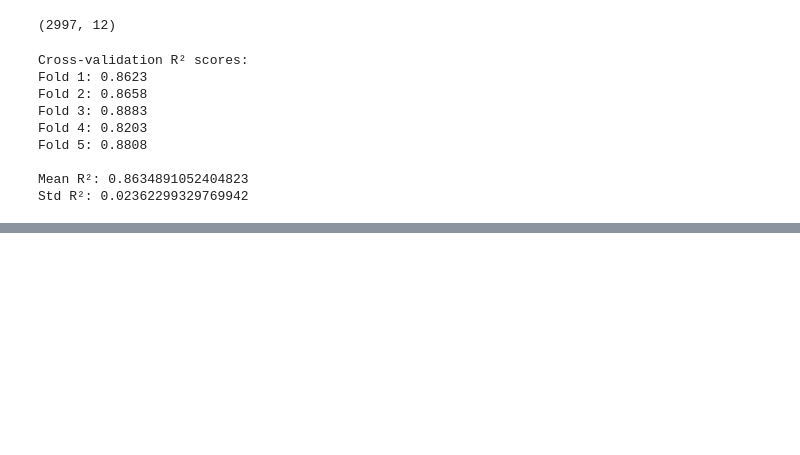
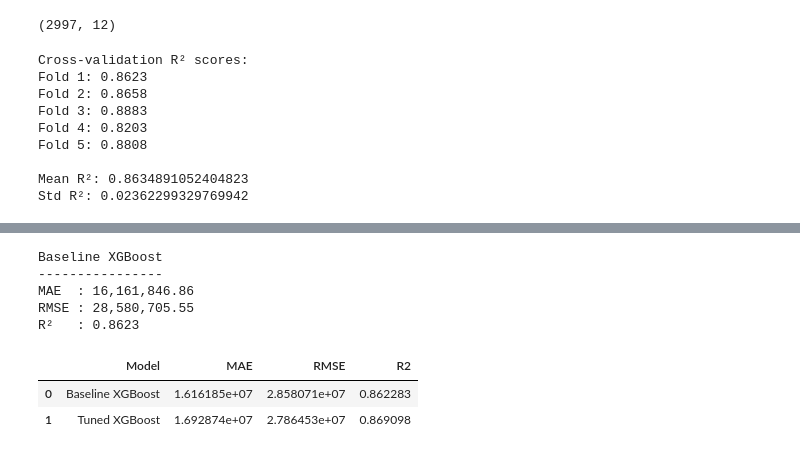
Before and after one commit to DhaneeraDulvanya/Sri-Lankan-Land-Price-Prediction-and-Real-Estate-Market-Analysis-System, a Jupyter notebook: notebooks/05_model_tuning.ipynb, the cells around one changed output, grey strips where cells are left out. Cells and saved outputs as stored; diff of their text form; code cells hidden in the pictures; blank space fills up the shorter version.

Commit message:
compared Baseline XGBoost and tuning XG boost models

```diff
--- a/notebooks/05_model_tuning.ipynb
+++ b/notebooks/05_model_tuning.ipynb
@@ -149,0 +335,75 @@ Std R²: 0.02362299329769942
+# %%
+baseline_mae = mean_absolute_error(
+    y_test,
+    baseline_predictions
+)
+
+baseline_rmse = np.sqrt(
+    mean_squared_error(
+        y_test,
+        baseline_predictions
+    )
+)
+
+baseline_r2 = r2_score(
+    y_test,
+    baseline_predictions
+)
+
+print("Baseline XGBoost")
+print("----------------")
+print(f"MAE  : {baseline_mae:,.2f}")
+print(f"RMSE : {baseline_rmse:,.2f}")
+print(f"R²   : {baseline_r2:.4f}")
+# %% [output]
+Baseline XGBoost
+----------------
+MAE  : 16,161,846.86
+RMSE : 28,580,705.55
+R²   : 0.8623
+# %%
+best_xgb = random_search.best_estimator_
+
+y_pred_tuned = best_xgb.predict(X_test)
+# %%
+tuned_mae = mean_absolute_error(
+    y_test,
+    y_pred_tuned
+)
+
+tuned_rmse = np.sqrt(
+    mean_squared_error(
+        y_test,
+        y_pred_tuned
+    )
+)
+
+tuned_r2 = r2_score(
+    y_test,
+    y_pred_tuned
+)
+# %%
+comparison = pd.DataFrame({
+    "Model": [
+        "Baseline XGBoost",
+        "Tuned XGBoost"
+    ],
+    "MAE": [
+        baseline_mae,
+        tuned_mae
+    ],
+    "RMSE": [
+        baseline_rmse,
+        tuned_rmse
+    ],
+    "R2": [
+        baseline_r2,
+        tuned_r2
+    ]
+})
+
+comparison
+# %% [output]
+|  | Model | MAE | RMSE | R2 |
+| 0 | Baseline XGBoost | 1.616185e+07 | 2.858071e+07 | 0.862283 |
+| 1 | Tuned XGBoost | 1.692874e+07 | 2.786453e+07 | 0.869098 |
```
Also changed, not shown: parts of 15 cells of this notebook.
